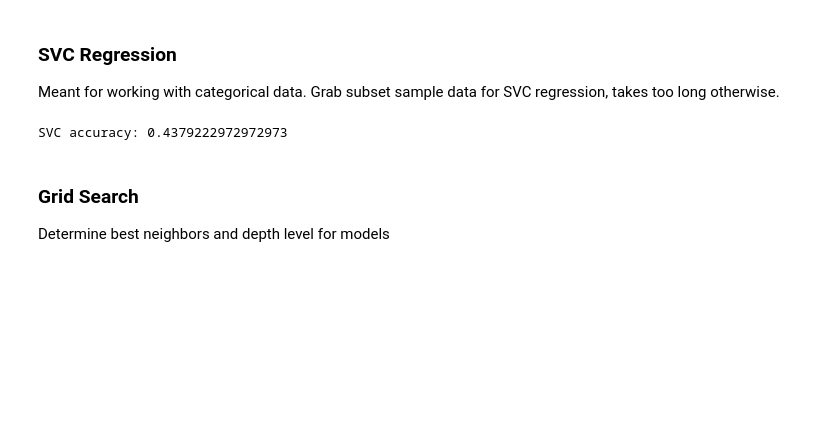
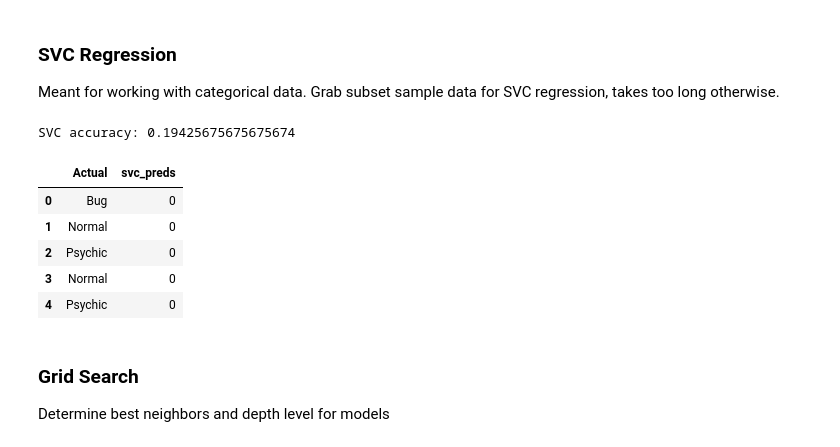
Before and after one commit to MaggieTsang/INFO370-Final-Project, a Jupyter notebook: data-crunch.ipynb, the cells around one changed output. Saved outputs shown, nothing was run; the diff lists cells and outputs as text; code cells hidden in the pictures; blank space fills up the shorter version.

```diff
--- a/data-crunch.ipynb
+++ b/data-crunch.ipynb
@@ -409,3 +308,7 @@ def encode_type_data(data):
+# %%
+# SVC gets its own data frame because its based on sample data, and not the entire test data. Mismatch on rows would happen if we tried to merge.
+svc_df = pd.DataFrame()
+svc_df["Actual"] = list(sample_test_Y)
 # %%
 encoded_sample_train_Y = encode_type_data(sample_train_Y)
 encoded_sample_test_Y = encode_type_data(sample_test_Y)
@@ -413,10 +316,21 @@ encoded_sample_test_Y = encode_type_data(sample_test_Y)
 from sklearn.svm import SVC
 svm_model_linear = SVC(C = 1).fit(sample_train_X, encoded_sample_train_Y)
 svm_predictions = svm_model_linear.predict(sample_test_X)
+svc_df["svc_preds"] = list(svm_predictions)
 accuracy = svm_model_linear.score(sample_test_X, encoded_sample_test_Y)
+all_accuracy_scores.append(accuracy)
 print("SVC accuracy:", accuracy)
 # %% [output]
-SVC accuracy: 0.4379222972972973
+SVC accuracy: 0.19425675675675674
+# %%
+svc_df.head()
+# %% [output]
+|  | Actual | svc_preds |
+| 0 | Bug | 0 |
+| 1 | Normal | 0 |
+| 2 | Psychic | 0 |
+| 3 | Normal | 0 |
+| 4 | Psychic | 0 |
 # %% [markdown]
 ### Grid Search
 
```
Also changed, not shown: parts of 32 cells of this notebook.
